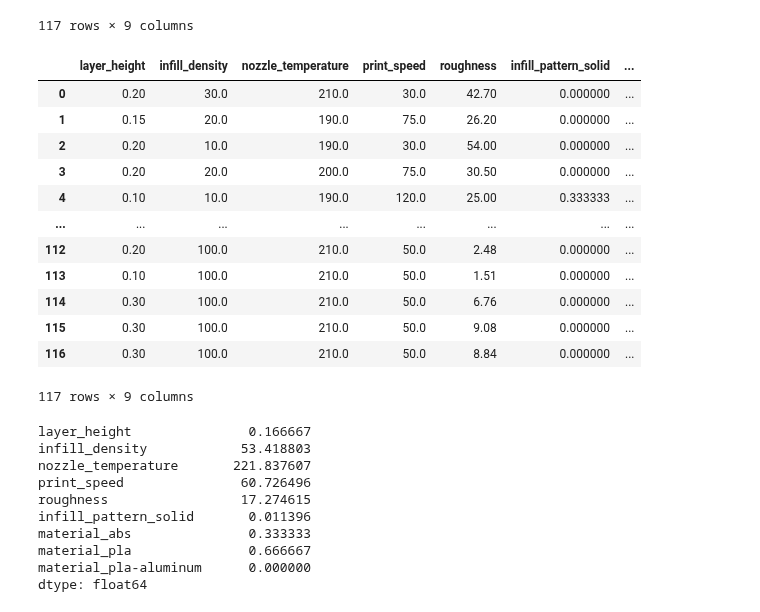
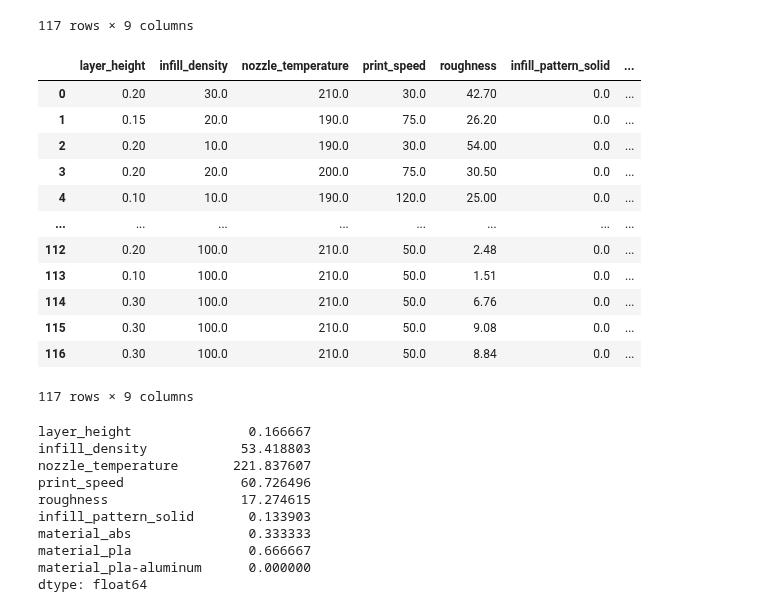
Before and after one commit to hanzlayyy/FYDP, a Jupyter notebook: FYDP_Notebook_V1_0.ipynb, the cells around one changed output. Drawn from its saved outputs; the diff is of its cells as text; code cells hidden in the pictures.

```diff
--- a/FYDP_Notebook_V1_0.ipynb
+++ b/FYDP_Notebook_V1_0.ipynb
@@ -454,22 +454,22 @@ S
 # %%
 knn_6 = KNNImputer(n_neighbors = 3)
 S_2 = knn_6.fit_transform(zero_miss_Winfill_pattern_solid)
-S_2 = pd.DataFrame(knn_5.transform(R))
+S_2 = pd.DataFrame(knn_6.transform(S))
 S_2.columns = zero_miss_Winfill_pattern_solid.columns
 S_2
 # %% [output]
 |  | layer_height | infill_density | nozzle_temperature | print_speed | roughness | infill_pattern_solid | ... |
-| 0 | 0.20 | 30.0 | 210.0 | 30.0 | 42.70 | 0.000000 | ... |
-| 1 | 0.15 | 20.0 | 190.0 | 75.0 | 26.20 | 0.000000 | ... |
-| 2 | 0.20 | 10.0 | 190.0 | 30.0 | 54.00 | 0.000000 | ... |
-| 3 | 0.20 | 20.0 | 200.0 | 75.0 | 30.50 | 0.000000 | ... |
-| 4 | 0.10 | 10.0 | 190.0 | 120.0 | 25.00 | 0.333333 | ... |
+| 0 | 0.20 | 30.0 | 210.0 | 30.0 | 42.70 | 0.0 | ... |
+| 1 | 0.15 | 20.0 | 190.0 | 75.0 | 26.20 | 0.0 | ... |
+| 2 | 0.20 | 10.0 | 190.0 | 30.0 | 54.00 | 0.0 | ... |
+| 3 | 0.20 | 20.0 | 200.0 | 75.0 | 30.50 | 0.0 | ... |
+| 4 | 0.10 | 10.0 | 190.0 | 120.0 | 25.00 | 0.0 | ... |
 | ... | ... | ... | ... | ... | ... | ... | ... |
-| 112 | 0.20 | 100.0 | 210.0 | 50.0 | 2.48 | 0.000000 | ... |
-| 113 | 0.10 | 100.0 | 210.0 | 50.0 | 1.51 | 0.000000 | ... |
-| 114 | 0.30 | 100.0 | 210.0 | 50.0 | 6.76 | 0.000000 | ... |
-| 115 | 0.30 | 100.0 | 210.0 | 50.0 | 9.08 | 0.000000 | ... |
-| 116 | 0.30 | 100.0 | 210.0 | 50.0 | 8.84 | 0.000000 | ... |
+| 112 | 0.20 | 100.0 | 210.0 | 50.0 | 2.48 | 0.0 | ... |
+| 113 | 0.10 | 100.0 | 210.0 | 50.0 | 1.51 | 0.0 | ... |
+| 114 | 0.30 | 100.0 | 210.0 | 50.0 | 6.76 | 0.0 | ... |
+| 115 | 0.30 | 100.0 | 210.0 | 50.0 | 9.08 | 0.0 | ... |
+| 116 | 0.30 | 100.0 | 210.0 | 50.0 | 8.84 | 0.0 | ... |
 117 rows × 9 columns
 # %%
 S_2.mean()
@@ -479,7 +479,7 @@ infill_density            53.418803
 nozzle_temperature       221.837607
 print_speed               60.726496
 roughness                 17.274615
-infill_pattern_solid       0.011396
+infill_pattern_solid       0.133903
 material_abs               0.333333
 material_pla               0.666667
 material_pla-aluminum      0.000000
```
Also changed, not shown: parts of 4 cells of this notebook.
